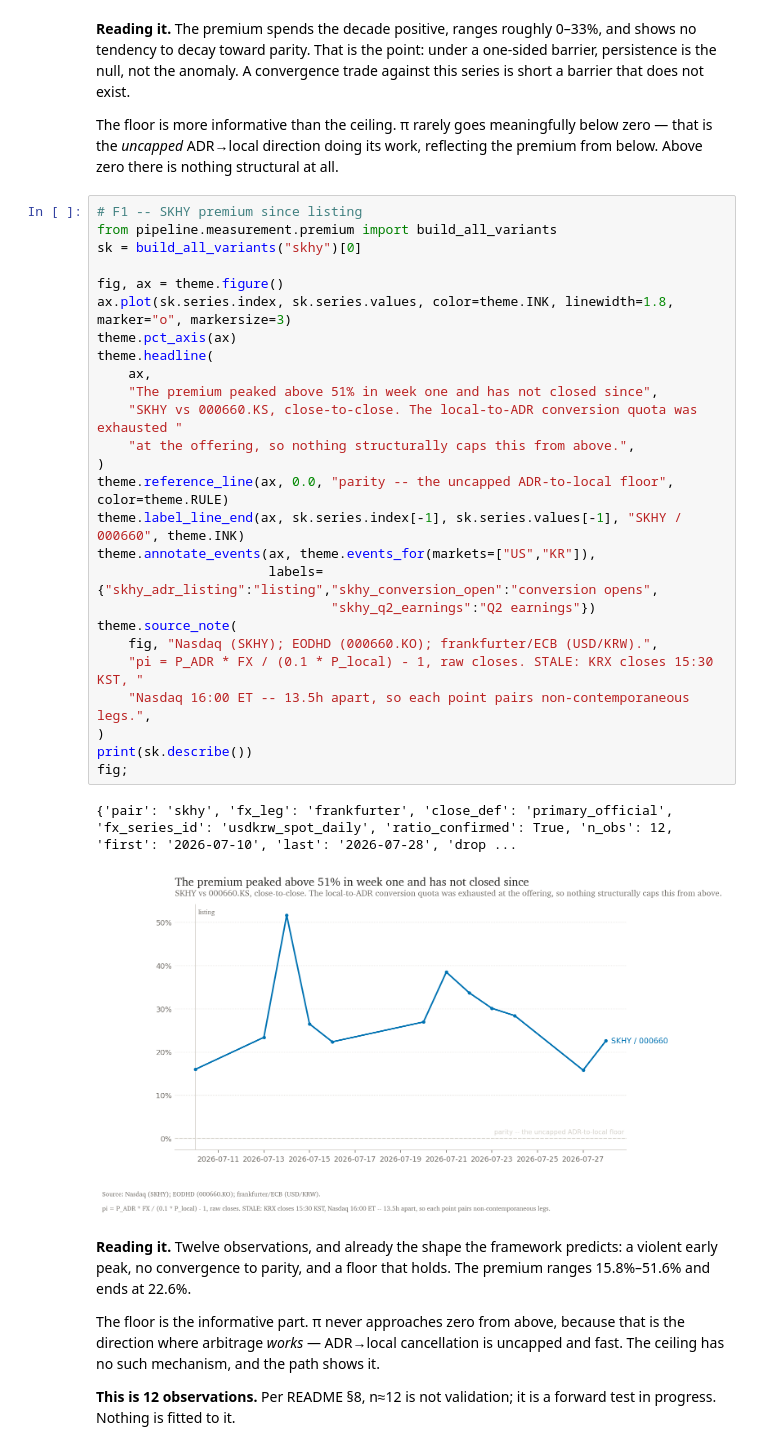
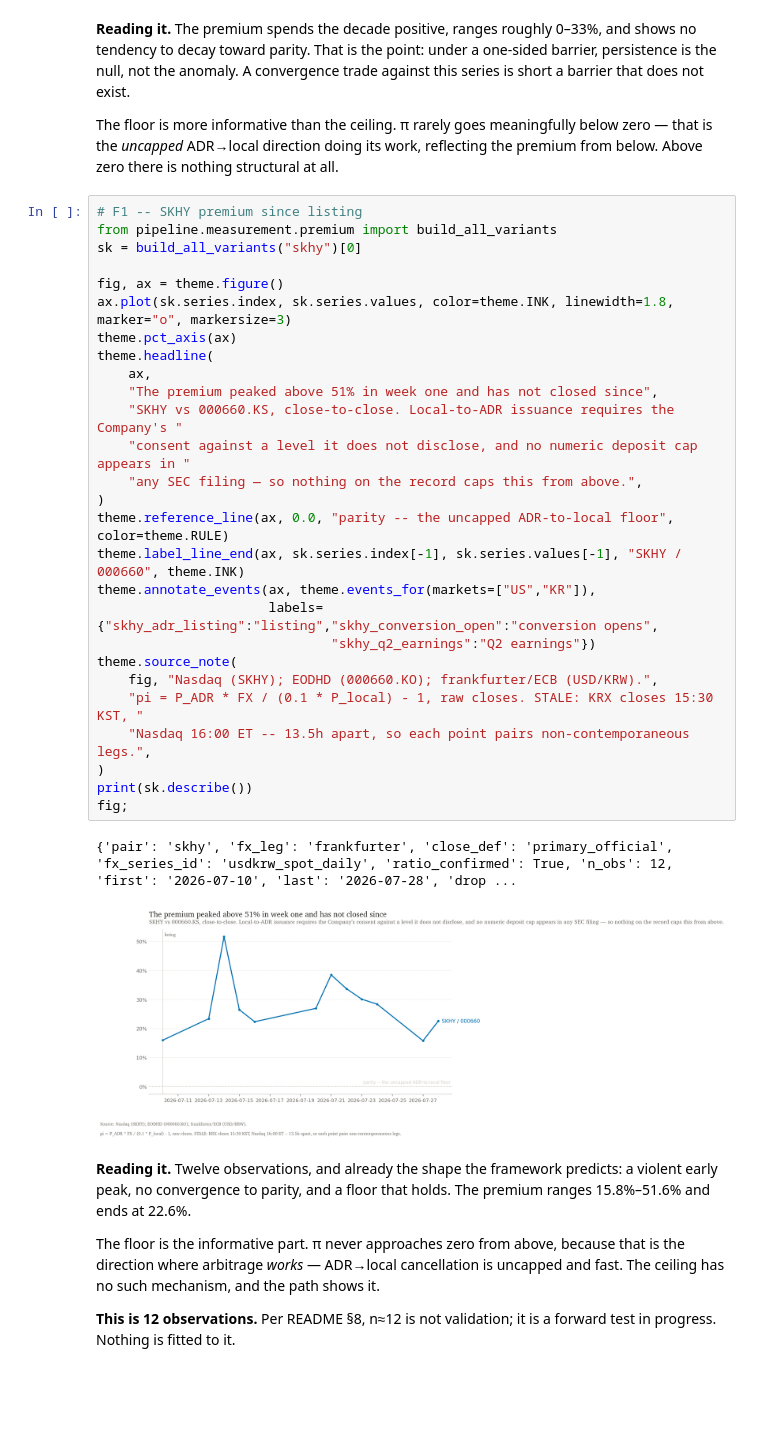
Before and after one commit to ZinuoS/Charon, a Jupyter notebook: notebooks/02_premium_anatomy.ipynb, the cells around one changed output. Cells and saved outputs as stored; diff of their text form; blank space fills up the shorter version.

```diff
--- a/notebooks/02_premium_anatomy.ipynb
+++ b/notebooks/02_premium_anatomy.ipynb
@@ -413,32 +416,33 @@ below. Above zero there is nothing structural at all.
 # %%
 # F1 -- SKHY premium since listing
 from pipeline.measurement.premium import build_all_variants
 sk = build_all_variants("skhy")[0]
 
 fig, ax = theme.figure()
 ax.plot(sk.series.index, sk.series.values, color=theme.INK, linewidth=1.8, marker="o", markersize=3)
 theme.pct_axis(ax)
 theme.headline(
     ax,
     "The premium peaked above 51% in week one and has not closed since",
-    "SKHY vs 000660.KS, close-to-close. The local-to-ADR conversion quota was exhausted "
-    "at the offering, so nothing structurally caps this from above.",
+    "SKHY vs 000660.KS, close-to-close. Local-to-ADR issuance requires the Company's "
+    "consent against a level it does not disclose, and no numeric deposit cap appears in "
+    "any SEC filing — so nothing on the record caps this from above.",
 )
 theme.reference_line(ax, 0.0, "parity -- the uncapped ADR-to-local floor", color=theme.RULE)
 theme.label_line_end(ax, sk.series.index[-1], sk.series.values[-1], "SKHY / 000660", theme.INK)
 theme.annotate_events(ax, theme.events_for(markets=["US","KR"]),
                       labels={"skhy_adr_listing":"listing","skhy_conversion_open":"conversion opens",
                               "skhy_q2_earnings":"Q2 earnings"})
 theme.source_note(
     fig, "Nasdaq (SKHY); EODHD (000660.KO); frankfurter/ECB (USD/KRW).",
     "pi = P_ADR * FX / (0.1 * P_local) - 1, raw closes. STALE: KRX closes 15:30 KST, "
     "Nasdaq 16:00 ET -- 13.5h apart, so each point pairs non-contemporaneous legs.",
 )
 print(sk.describe())
 fig;
 # %% [output]
 {'pair': 'skhy', 'fx_leg': 'frankfurter', 'close_def': 'primary_official', 'fx_series_id': 'usdkrw_spot_daily', 'ratio_confirmed': True, 'n_obs': 12, 'first': '2026-07-10', 'last': '2026-07-28', 'drop ...
-[figure, old version]
+[figure, new version]
 # %% [markdown]
 **Reading it.** Twelve observations, and already the shape the framework predicts: a
 violent early peak, no convergence to parity, and a floor that holds. The premium ranges
```
Also changed, not shown: parts of 7 cells of this notebook, 4 other files.
